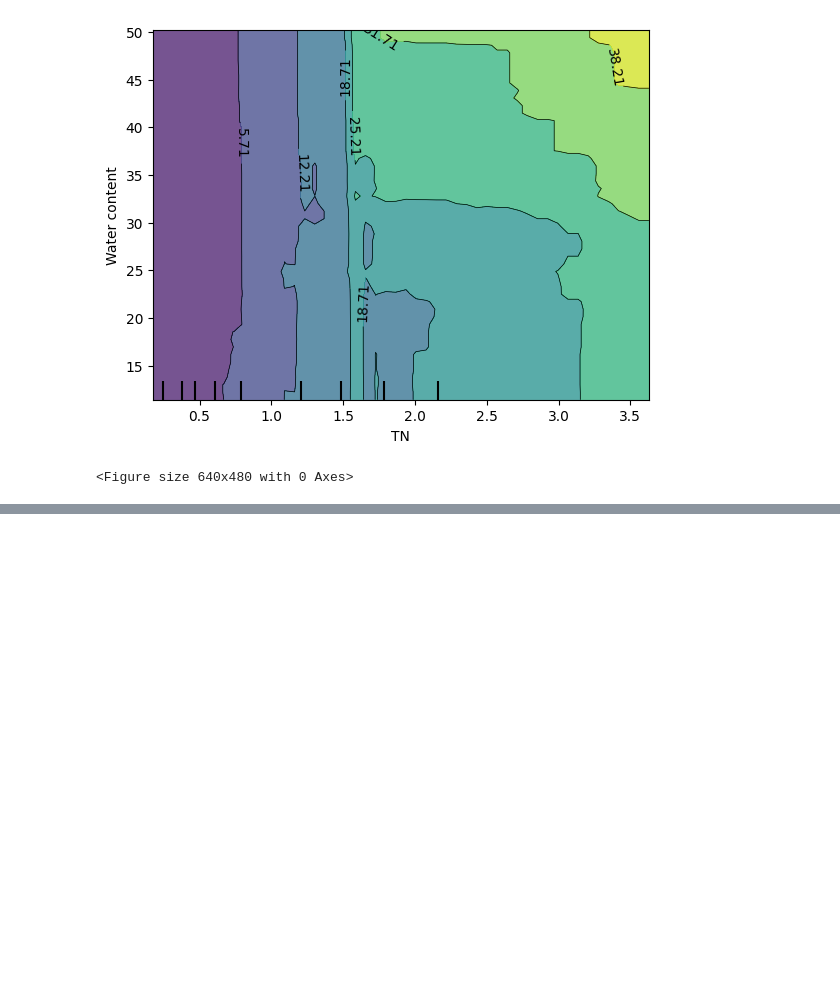
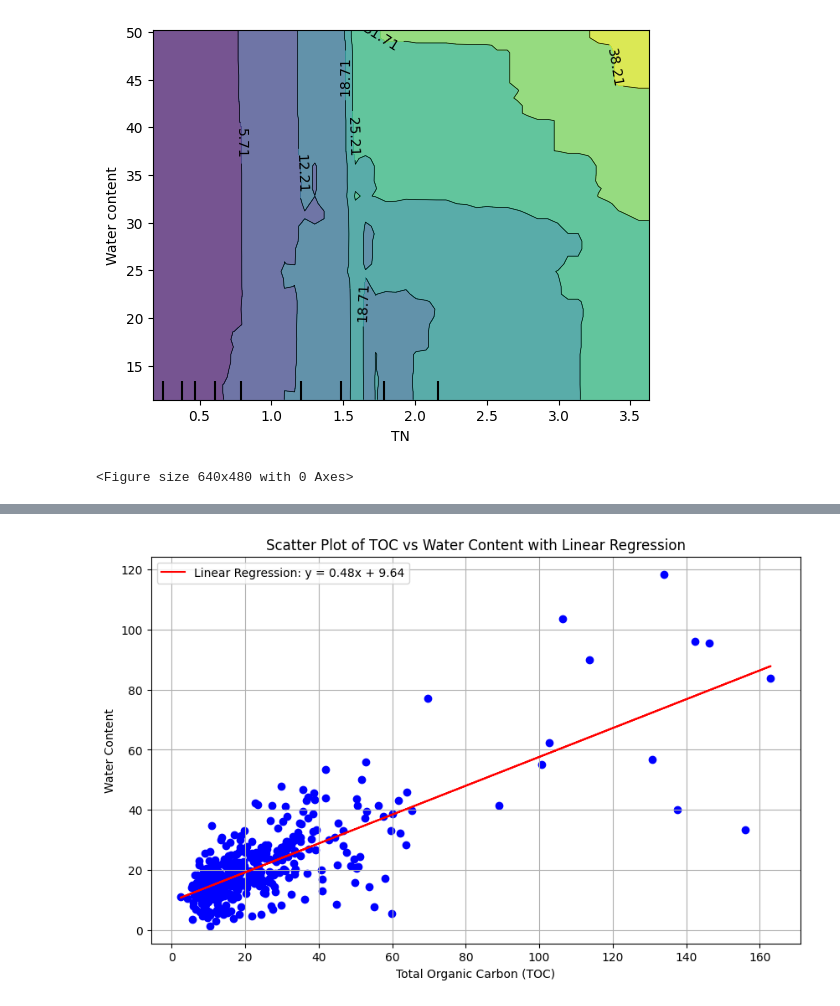
Before and after one commit to ostadsgo/cbm, a Jupyter notebook: DA-Carbon.ipynb, the cells around one changed output, grey strips where cells are left out. Saved outputs shown, nothing was run; the diff lists cells and outputs as text; code cells hidden in the pictures; blank space fills up the shorter version.

```diff
--- a/DA-Carbon.ipynb
+++ b/DA-Carbon.ipynb
@@ -503,0 +809,3 @@ plt.savefig('x.png', dpi=300)
+# %%
+df_city = df[df['County'].str.strip().isin(['BB', 'BY', 'NI'])]  # BB, BY, NI
+df_city
@@ -503,0 +846,5 @@ plt.savefig('x.png', dpi=300)
+# %%
+# Sand texture types
+sand_texture = ["Ss", "Su2", "Sl2", "Sl3", "St2", "Su3", "Su4", "Slu", "Sl4", "St3"]
+df_sand = df_city[df_city['Soil texture class'].str.strip().isin(sand_texture)]
+df_sand
@@ -503,0 +882,3 @@ plt.savefig('x.png', dpi=300)
+# %%
+df_sand_0_10 = df_sand[(df_sand["Layer upper limit"] == 0) & (df_sand["Layer lower limit"] <= 10)]
+df_sand_0_10
@@ -503,0 +899,25 @@ plt.savefig('x.png', dpi=300)
+# %%
+import matplotlib.pyplot as plt
+import numpy as np
+
+# Your existing code
+plt.figure(figsize=(10, 6))
+plt.scatter(df_sand_0_10['TOC'], df_sand_0_10['Water content'], color='blue')
+
+# Calculate linear regression
+slope, intercept = np.polyfit(df_sand_0_10['TOC'], df_sand_0_10['Water content'], 1)
+
+# Create regression line
+regression_line = slope * df_sand_0_10['TOC'] + intercept
+
+# Plot regression line
+plt.plot(df_sand_0_10['TOC'], regression_line, color='red', label=f'Linear Regression: y = {slope:.2f}x + {intercept:.2f}')
+
+plt.title('Scatter Plot of TOC vs Water Content with Linear Regression')
+plt.xlabel('Total Organic Carbon (TOC)')
+plt.ylabel('Water Content')
+plt.grid()
+plt.legend()
+plt.show()
+# %% [output]
+[figure, added]
```
Also changed, not shown: parts of 41 cells of this notebook, 2 other files.
